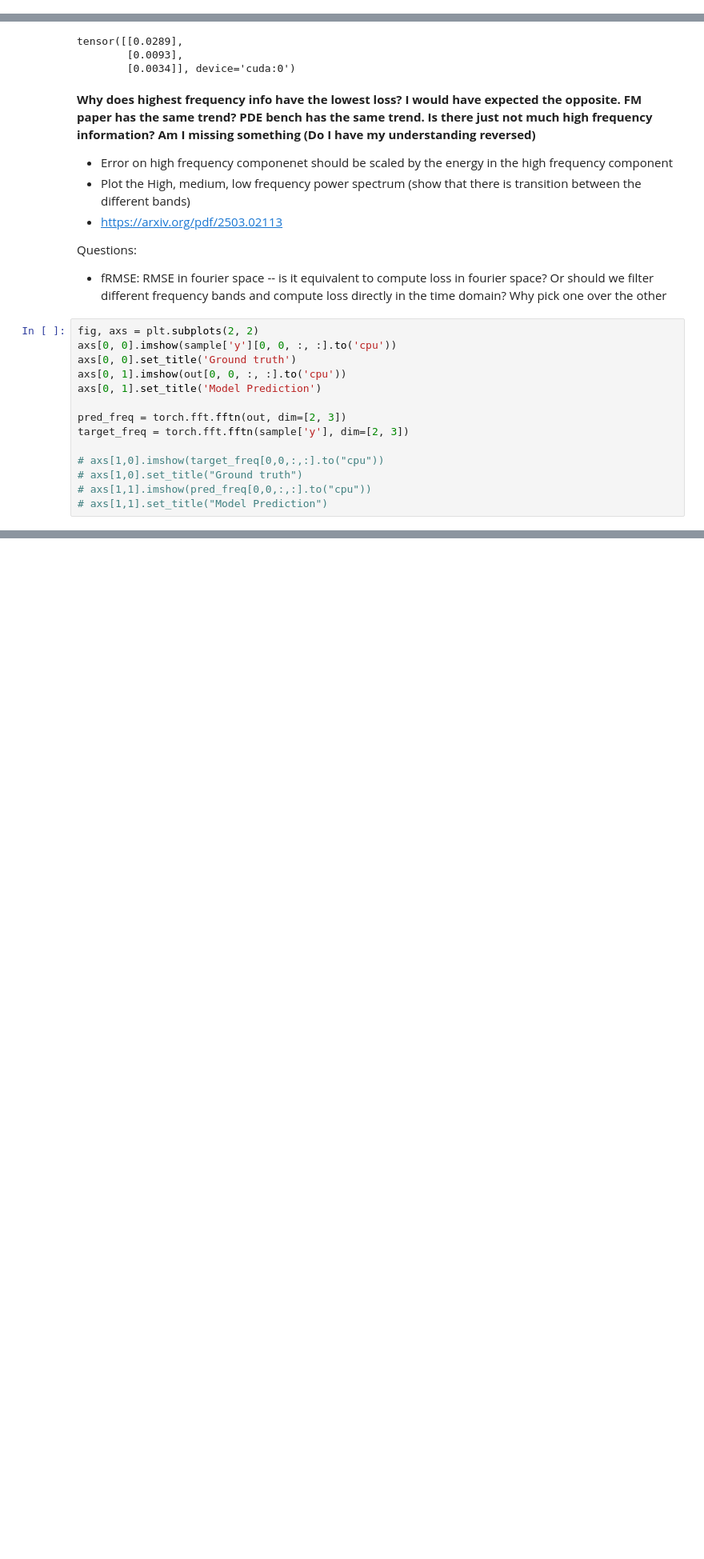
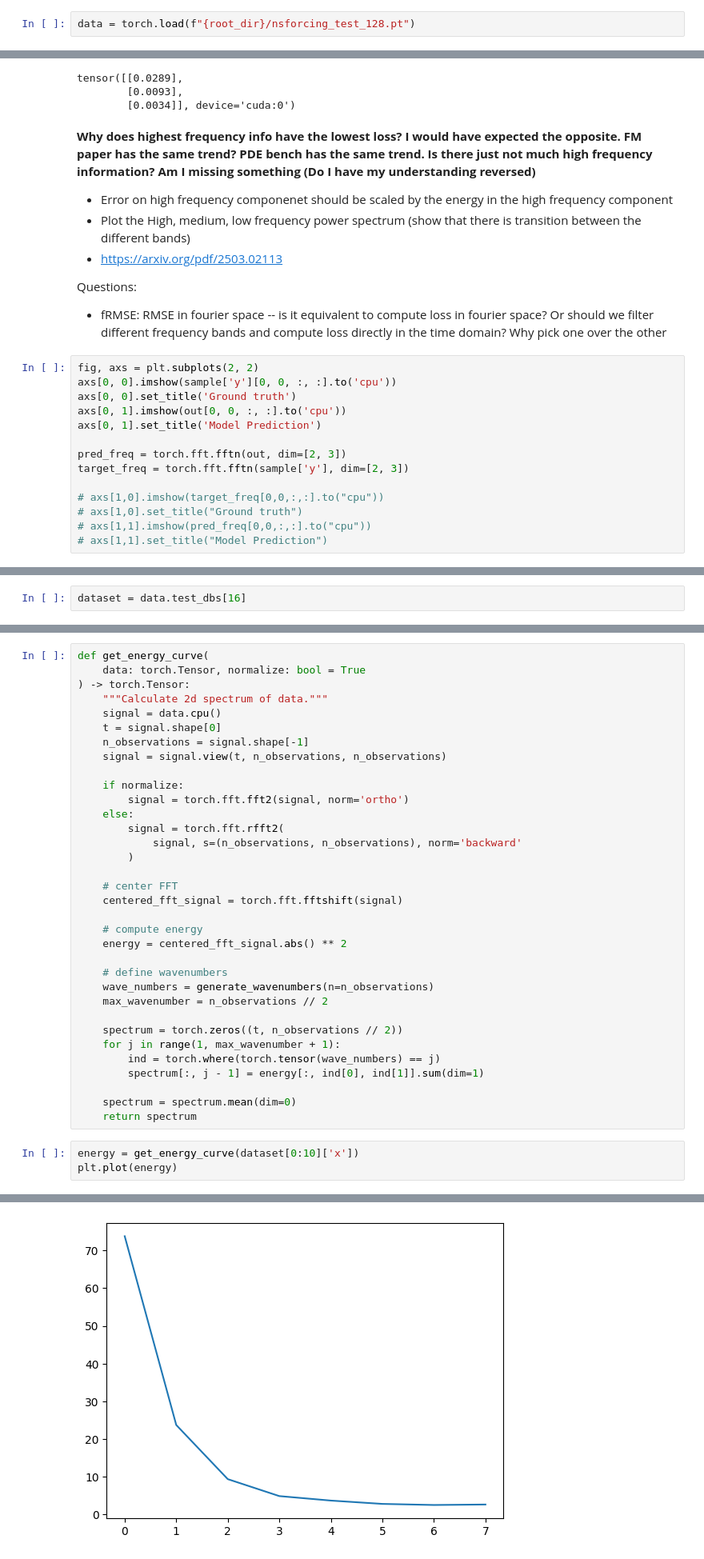
Before and after one commit to msakarvadia/operator_aliasing, a Jupyter notebook: notebooks/explore_super_resolution_hypothesis.ipynb, the cells around one changed output, grey strips where cells are left out. Shown at 80% size. Saved outputs shown, nothing was run; the diff lists cells and outputs as text; blank space fills up the shorter version.

```diff
--- a/notebooks/explore_super_resolution_hypothesis.ipynb
+++ b/notebooks/explore_super_resolution_hypothesis.ipynb
@@ -82,3 +80,5 @@ PosixPath('/pscratch/sd/m/mansisak/operator_aliasing/env/lib/python3.10/site-pac
+# %%
+data = torch.load(f"{root_dir}/nsforcing_test_128.pt")
 # %%
 # load darcy flow dataset
 
@@ -1540,0 +1543,2 @@ target_freq = torch.fft.fftn(sample['y'], dim=[2, 3])
+# %%
+dataset = data.test_dbs[16]
@@ -1540,0 +1575,38 @@ target_freq = torch.fft.fftn(sample['y'], dim=[2, 3])
+# %%
+def get_energy_curve(
+    data: torch.Tensor, normalize: bool = True
+) -> torch.Tensor:
+    """Calculate 2d spectrum of data."""
+    signal = data.cpu()
+    t = signal.shape[0]
+    n_observations = signal.shape[-1]
+    signal = signal.view(t, n_observations, n_observations)
+
+    if normalize:
+        signal = torch.fft.fft2(signal, norm='ortho')
+    else:
+        signal = torch.fft.rfft2(
+            signal, s=(n_observations, n_observations), norm='backward'
+        )
+
+    # center FFT
+    centered_fft_signal = torch.fft.fftshift(signal)
+
+    # compute energy
+    energy = centered_fft_signal.abs() ** 2
+
+    # define wavenumbers
+    wave_numbers = generate_wavenumbers(n=n_observations)
+    max_wavenumber = n_observations // 2
+
+    spectrum = torch.zeros((t, n_observations // 2))
+    for j in range(1, max_wavenumber + 1):
+        ind = torch.where(torch.tensor(wave_numbers) == j)
+        spectrum[:, j - 1] = energy[:, ind[0], ind[1]].sum(dim=1)
+
+    spectrum = spectrum.mean(dim=0)
+    return spectrum
+# %%
+energy = get_energy_curve(dataset[0:10]['x'])
+plt.plot(energy)
+# %% [output]
@@ -1540,0 +1614 @@ target_freq = torch.fft.fftn(sample['y'], dim=[2, 3])
+[figure, added]
```
Also changed, not shown: parts of 24 cells of this notebook, 2 other files.
